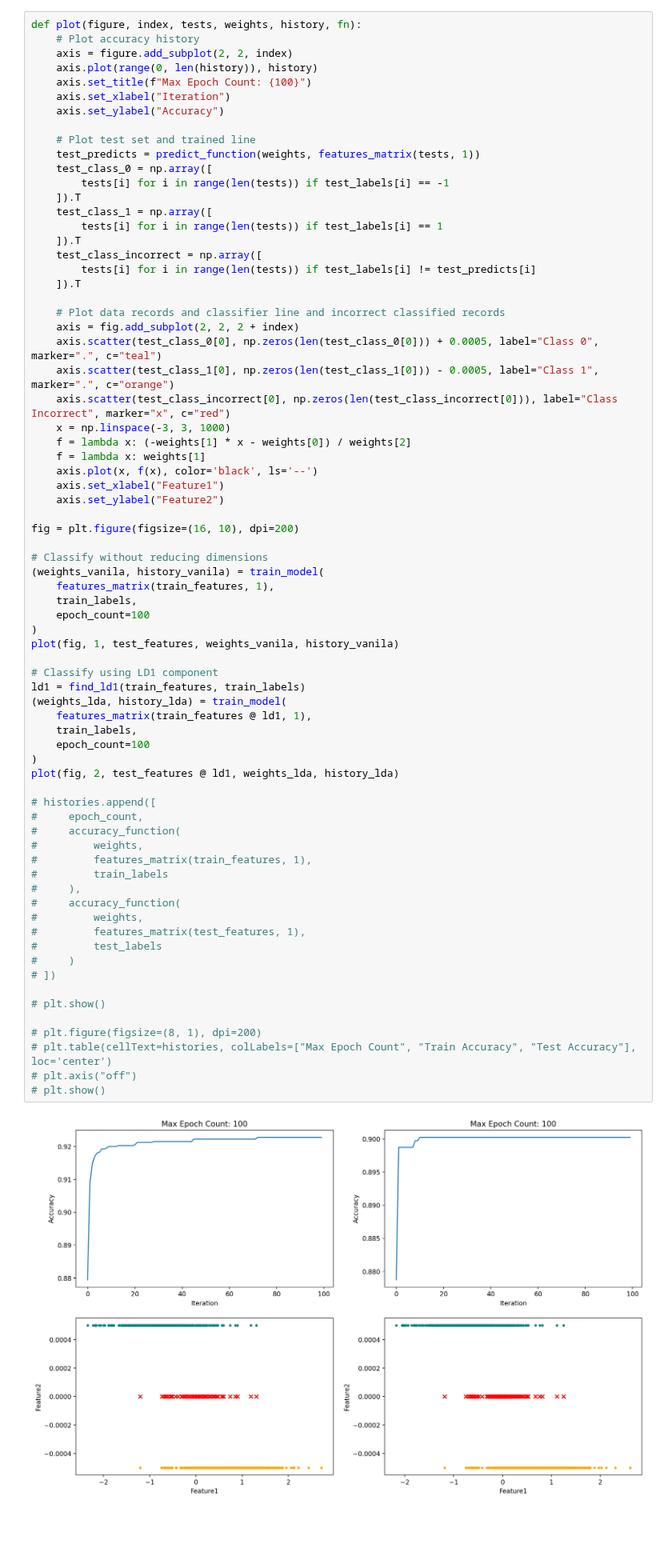
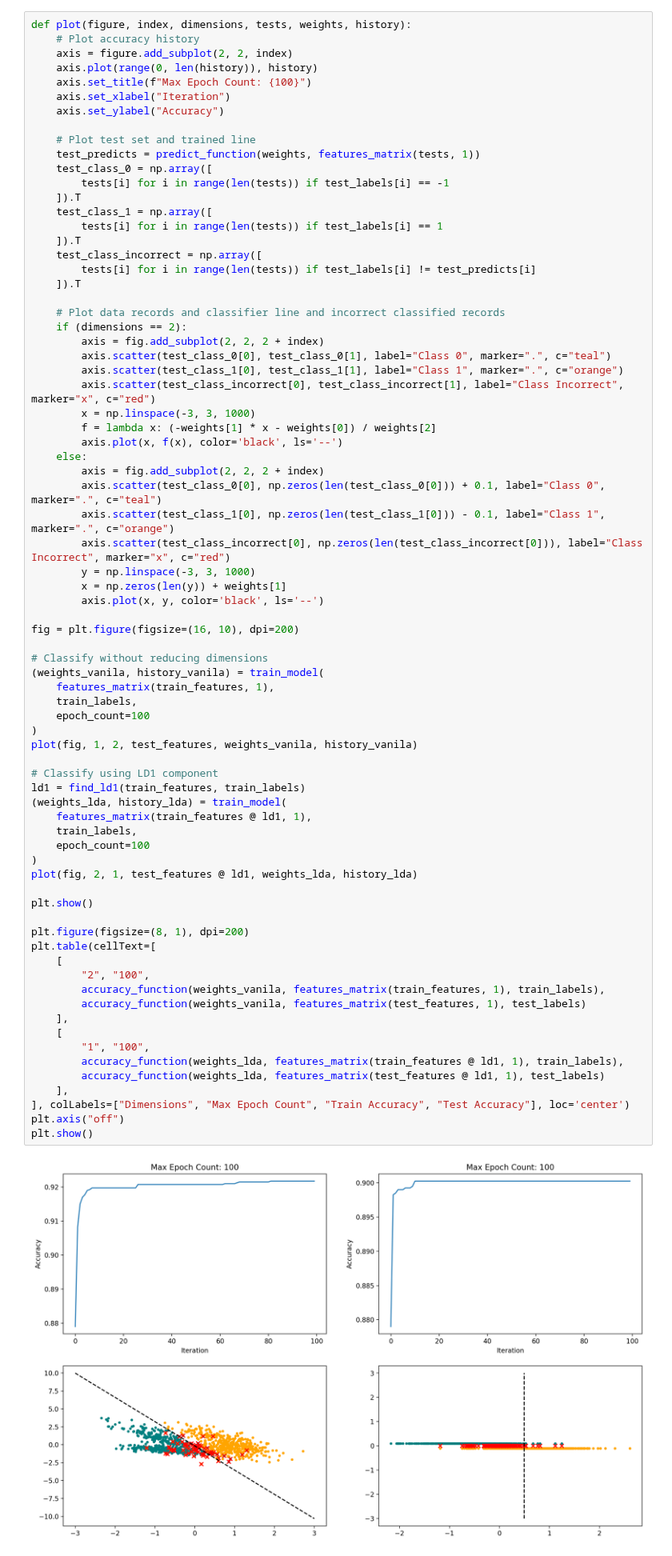
Before and after one commit to ckoliber/mlexercises, a Jupyter notebook: src/exercise3.ipynb, the cells around one changed output. Shown at 80% size. Saved outputs shown, nothing was run; the diff lists cells and outputs as text; blank space fills up the shorter version.

```diff
--- a/src/exercise3.ipynb
+++ b/src/exercise3.ipynb
@@ -306,7 +306,7 @@ def find_ld1(features, labels):
 
 In this section, we will use our predefined functions for training our models and computing cost values:
 # %%
-def plot(figure, index, tests, weights, history, fn):
+def plot(figure, index, dimensions, tests, weights, history):
     # Plot accuracy history
     axis = figure.add_subplot(2, 2, index)
     axis.plot(range(0, len(history)), history)
@@ -320,62 +320,65 @@ def plot(figure, index, tests, weights, history, fn):
         tests[i] for i in range(len(tests)) if test_labels[i] == -1
     ]).T
     test_class_1 = np.array([
         tests[i] for i in range(len(tests)) if test_labels[i] == 1
     ]).T
     test_class_incorrect = np.array([
         tests[i] for i in range(len(tests)) if test_labels[i] != test_predicts[i]
     ]).T
 
     # Plot data records and classifier line and incorrect classified records
-    axis = fig.add_subplot(2, 2, 2 + index)
-    axis.scatter(test_class_0[0], np.zeros(len(test_class_0[0])) + 0.0005, label="Class 0", marker=".", c="teal")
-    axis.scatter(test_class_1[0], np.zeros(len(test_class_1[0])) - 0.0005, label="Class 1", marker=".", c="orange")
-    axis.scatter(test_class_incorrect[0], np.zeros(len(test_class_incorrect[0])), label="Class Incorrect", marker="x", c="red")
-    x = np.linspace(-3, 3, 1000)
-    f = lambda x: (-weights[1] * x - weights[0]) / weights[2]
-    f = lambda x: weights[1]
-    axis.plot(x, f(x), color='black', ls='--')
-    axis.set_xlabel("Feature1")
-    axis.set_ylabel("Feature2")
+    if (dimensions == 2):
+        axis = fig.add_subplot(2, 2, 2 + index)
+        axis.scatter(test_class_0[0], test_class_0[1], label="Class 0", marker=".", c="teal")
+        axis.scatter(test_class_1[0], test_class_1[1], label="Class 1", marker=".", c="orange")
+        axis.scatter(test_class_incorrect[0], test_class_incorrect[1], label="Class Incorrect", marker="x", c="red")
+        x = np.linspace(-3, 3, 1000)
+        f = lambda x: (-weights[1] * x - weights[0]) / weights[2]
+        axis.plot(x, f(x), color='black', ls='--')
+    else:
+        axis = fig.add_subplot(2, 2, 2 + index)
+        axis.scatter(test_class_0[0], np.zeros(len(test_class_0[0])) + 0.1, label="Class 0", marker=".", c="teal")
+        axis.scatter(test_class_1[0], np.zeros(len(test_class_1[0])) - 0.1, label="Class 1", marker=".", c="orange")
+        axis.scatter(test_class_incorrect[0], np.zeros(len(test_class_incorrect[0])), label="Class Incorrect", marker="x", c="red")
+        y = np.linspace(-3, 3, 1000)
+        x = np.zeros(len(y)) + weights[1]
+        axis.plot(x, y, color='black', ls='--')
 
 fig = plt.figure(figsize=(16, 10), dpi=200)
 
 # Classify without reducing dimensions
 (weights_vanila, history_vanila) = train_model(
     features_matrix(train_features, 1),
     train_labels,
     epoch_count=100
 )
-plot(fig, 1, test_features, weights_vanila, history_vanila)
+plot(fig, 1, 2, test_features, weights_vanila, history_vanila)
 
 # Classify using LD1 component
 ld1 = find_ld1(train_features, train_labels)
 (weights_lda, history_lda) = train_model(
     features_matrix(train_features @ ld1, 1),
     train_labels,
     epoch_count=100
 )
-plot(fig, 2, test_features @ ld1, weights_lda, history_lda)
+plot(fig, 2, 1, test_features @ ld1, weights_lda, history_lda)
 
-# histories.append([
-#     epoch_count,
-#     accuracy_function(
-#         weights,
-#         features_matrix(train_features, 1),
-#         train_labels
-#     ),
-#     accuracy_function(
-#         weights,
-#         features_matrix(test_features, 1),
-#         test_labels
-#     )
-# ])
+plt.show()
 
-# plt.show()
-
-# plt.figure(figsize=(8, 1), dpi=200)
-# plt.table(cellText=histories, colLabels=["Max Epoch Count", "Train Accuracy", "Test Accuracy"], loc='center')
-# plt.axis("off")
-# plt.show()
+plt.figure(figsize=(8, 1), dpi=200)
+plt.table(cellText=[
+    [
+        "2", "100",
+        accuracy_function(weights_vanila, features_matrix(train_features, 1), train_labels),
+        accuracy_function(weights_vanila, features_matrix(test_features, 1), test_labels)
+    ],
+    [
+        "1", "100",
+        accuracy_function(weights_lda, features_matrix(train_features @ ld1, 1), train_labels),
+        accuracy_function(weights_lda, features_matrix(test_features @ ld1, 1), test_labels)
+    ],
+], colLabels=["Dimensions", "Max Epoch Count", "Train Accuracy", "Test Accuracy"], loc='center')
+plt.axis("off")
+plt.show()
 # %% [output]
-[figure, old version]
+[figure, new version]
```
Also changed, not shown: parts of 3 cells of this notebook.
